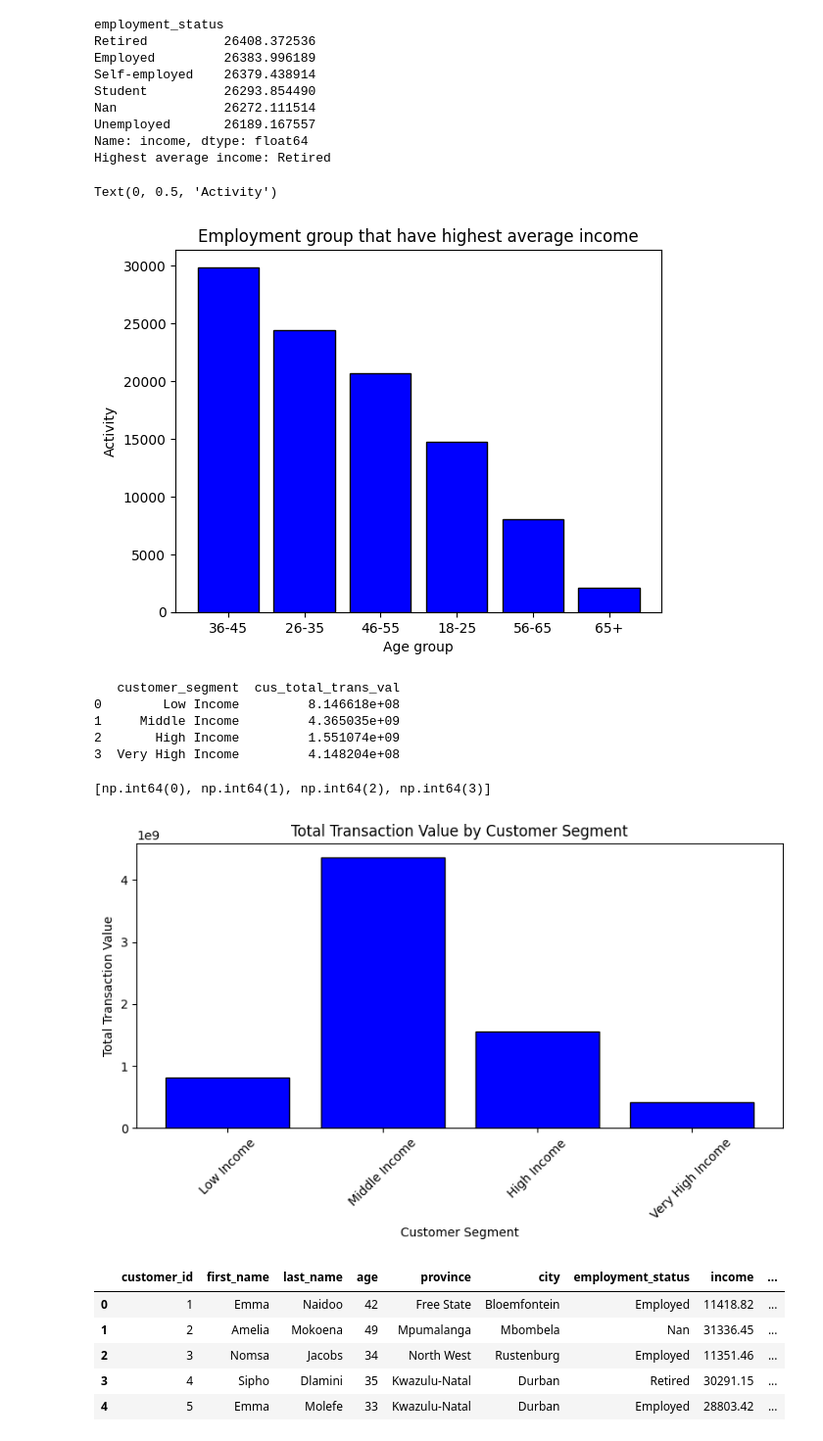
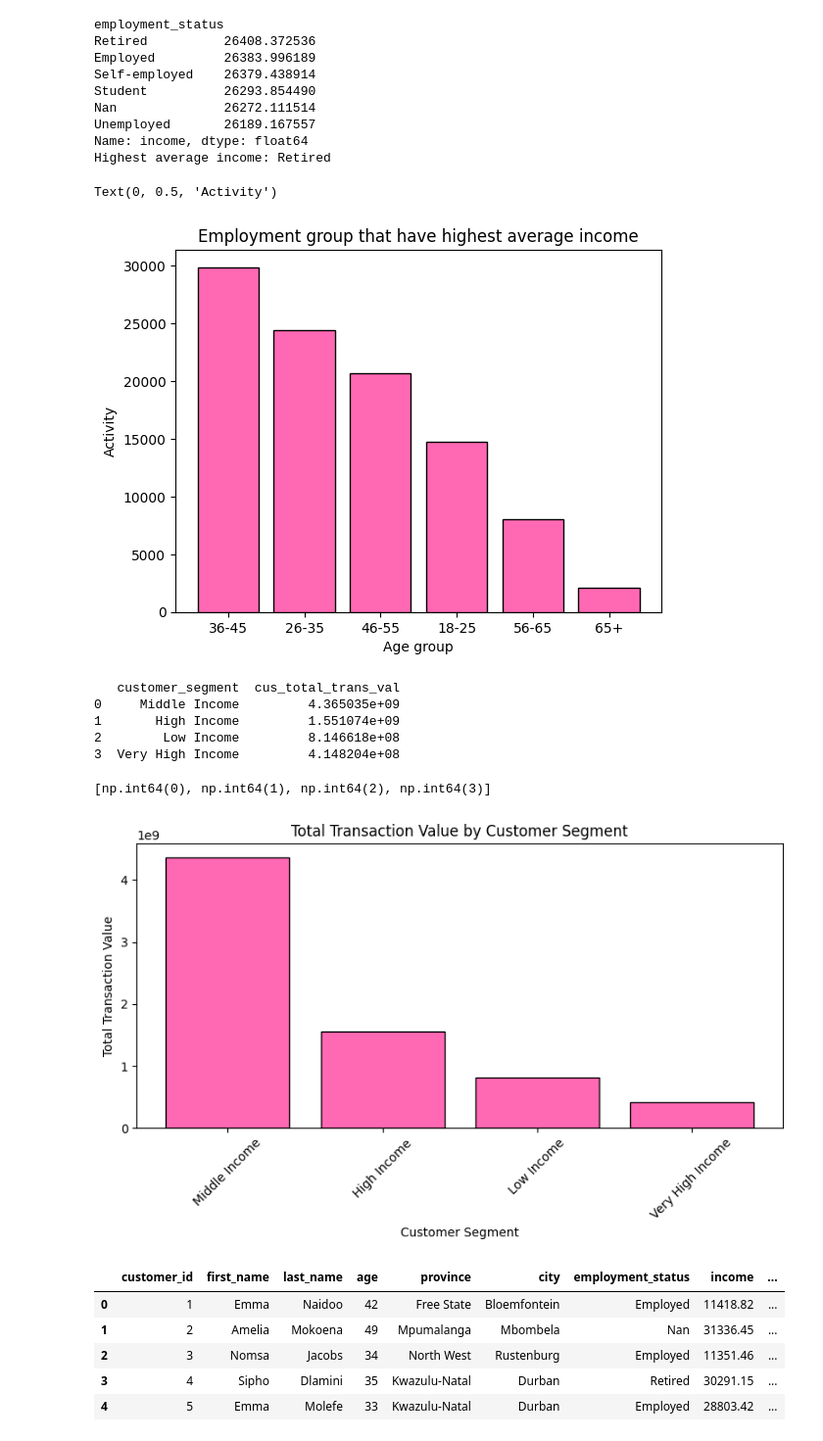
Before and after one commit to akonamajongile-a11y/bankguard, a Jupyter notebook: Siziphiwe_bankguard.ipynb, the cells around one changed output. Shown at 98% size. Drawn from its saved outputs; the diff is of its cells as text; code cells hidden in the pictures.

```diff
--- a/Siziphiwe_bankguard.ipynb
+++ b/Siziphiwe_bankguard.ipynb
@@ -752,7 +752,7 @@ Highest average income: Retired
 import matplotlib.pyplot as plt
 
 # create bar graph
-plt.bar(g, v, color='blue', edgecolor='black')
+plt.bar(g, v, color='hotpink', edgecolor='black')
 
 # formatting
 plt.title('Employment group that have highest average income')
@@ -760,10 +760,10 @@ plt.xlabel('Age group')
 plt.ylabel('Activity')
 # %% [output]
 Text(0, 0.5, 'Activity')
-[figure, old version]
+[figure, new version]
 # %%
 
-
+# Which customer segments generate the highest transaction value
 bins = [0, 10000, 30000, 60000, float('inf')]
 labels = ['Low Income', 'Middle Income', 'High Income', 'Very High Income']
 
@@ -773,14 +773,14 @@ customers['customer_segment'] = pd.cut(
     labels=labels
 )
 
-segment_value = customers.groupby('customer_segment')['cus_total_trans_val'].sum().reset_index()
+segment_value = customers.groupby('customer_segment')['cus_total_trans_val'].sum().sort_values(ascending=False).reset_index()#
 
 print(segment_value)
 # %% [output]
    customer_segment  cus_total_trans_val
-0        Low Income         8.146618e+08
-1     Middle Income         4.365035e+09
-2       High Income         1.551074e+09
+0     Middle Income         4.365035e+09
+1       High Income         1.551074e+09
+2        Low Income         8.146618e+08
 3  Very High Income         4.148204e+08
 # %%
 g = list(segment_value.index.values)[0:]
@@ -791,24 +791,24 @@ g
 # %%
 import matplotlib.pyplot as plt
 
 # Create bar graph
 plt.figure(figsize=(8, 5))
 plt.bar(
 segment_value['customer_segment'],
 segment_value['cus_total_trans_val'],
-color='blue', edgecolor='black'
+color='hotpink', edgecolor='black'
 )
 
 # Formatting
 plt.title('Total Transaction Value by Customer Segment')
 plt.xlabel('Customer Segment')
 plt.ylabel('Total Transaction Value')
 
 plt.xticks(rotation=45)
 plt.tight_layout()
 plt.show()
 # %% [output]
-[figure, old version]
+[figure, new version]
 # %%
 customers.to_csv("customer_final.csv", index=False)
 # %%
```
Also changed, not shown: parts of 2 cells of this notebook.
